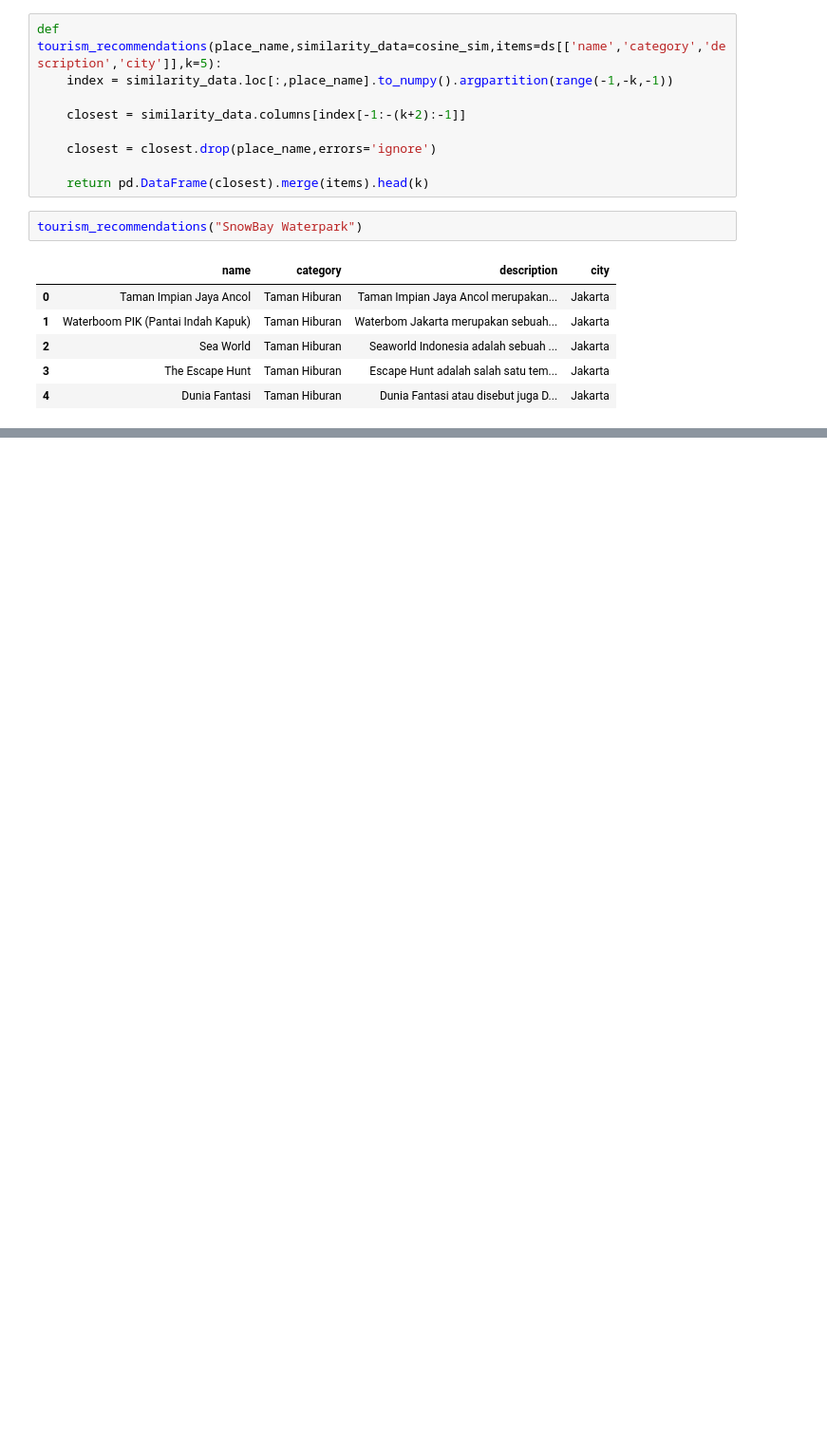
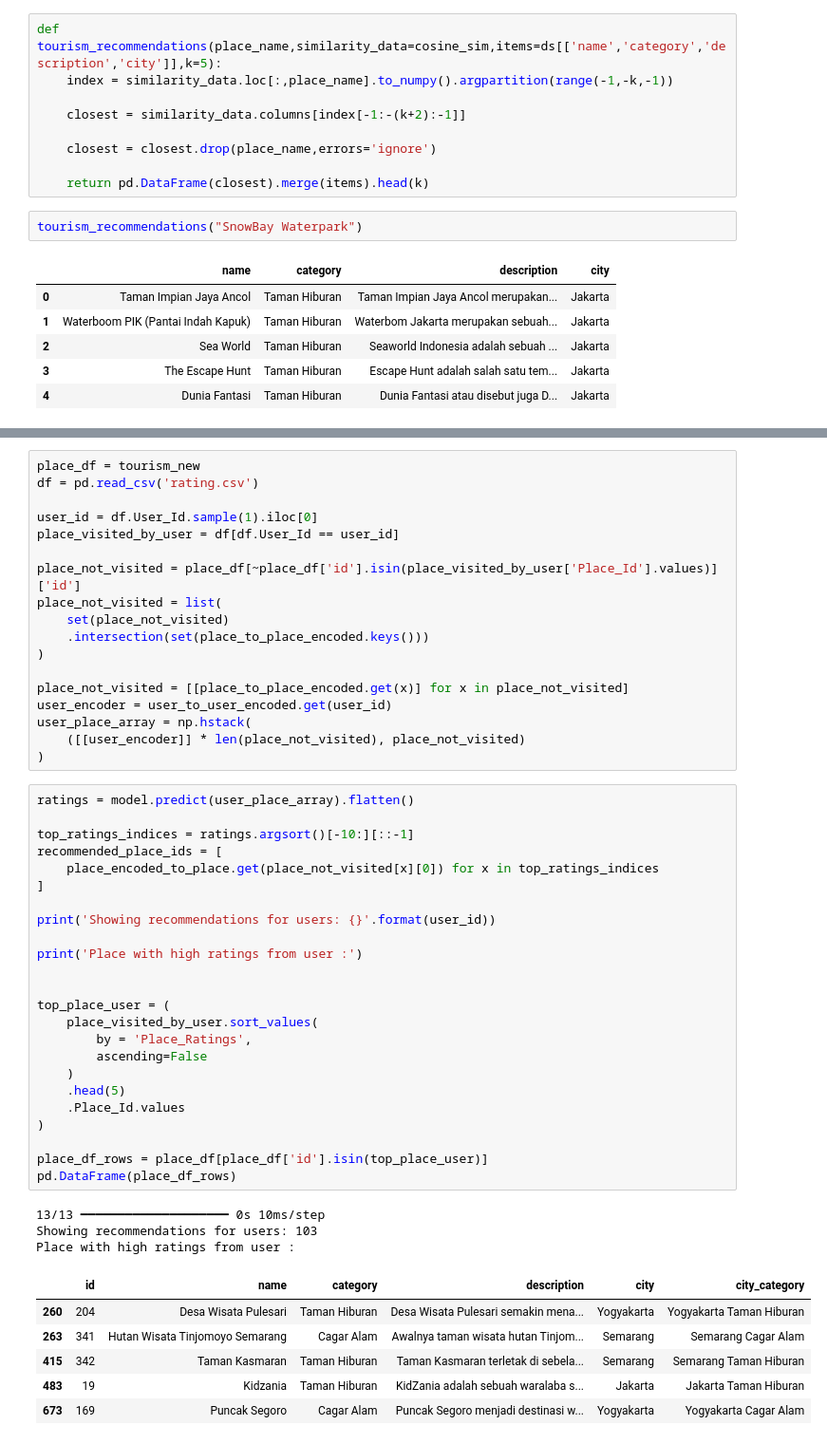
Before and after one commit to BBhavya02/Travel-System, a Jupyter notebook: trs.ipynb, the cells around one changed output, grey strips where cells are left out. Shown at 95% size. Saved outputs shown, nothing was run; the diff lists cells and outputs as text; blank space fills up the shorter version.

```diff
--- a/trs.ipynb
+++ b/trs.ipynb
@@ -393,0 +570,52 @@ from pathlib import Path
+# %%
+place_df = tourism_new
+df = pd.read_csv('rating.csv')
+
+user_id = df.User_Id.sample(1).iloc[0]
+place_visited_by_user = df[df.User_Id == user_id]
+
+place_not_visited = place_df[~place_df['id'].isin(place_visited_by_user['Place_Id'].values)]['id']
+place_not_visited = list(
+    set(place_not_visited)
+    .intersection(set(place_to_place_encoded.keys()))
+)
+
+place_not_visited = [[place_to_place_encoded.get(x)] for x in place_not_visited]
+user_encoder = user_to_user_encoded.get(user_id)
+user_place_array = np.hstack(
+    ([[user_encoder]] * len(place_not_visited), place_not_visited)
+)
+# %%
+ratings = model.predict(user_place_array).flatten()
+
+top_ratings_indices = ratings.argsort()[-10:][::-1]
+recommended_place_ids = [
+    place_encoded_to_place.get(place_not_visited[x][0]) for x in top_ratings_indices
+]
+
+print('Showing recommendations for users: {}'.format(user_id))
+
+print('Place with high ratings from user :')
+
+
+top_place_user = (
+    place_visited_by_user.sort_values(
+        by = 'Place_Ratings',
+        ascending=False
+    )
+    .head(5)
+    .Place_Id.values
+)
+
+place_df_rows = place_df[place_df['id'].isin(top_place_user)]
+pd.DataFrame(place_df_rows)
+# %% [output]
+13/13 ━━━━━━━━━━━━━━━━━━━━ 0s 10ms/step
+Showing recommendations for users: 103
+Place with high ratings from user :
+|  | id | name | category | description | city | city_category |
+| 260 | 204 | Desa Wisata Pulesari | Taman Hiburan | Desa Wisata Pulesari semakin mena... | Yogyakarta | Yogyakarta Taman Hiburan |
+| 263 | 341 | Hutan Wisata Tinjomoyo Semarang | Cagar Alam | Awalnya taman wisata hutan Tinjom... | Semarang | Semarang Cagar Alam |
+| 415 | 342 | Taman Kasmaran | Taman Hiburan | Taman Kasmaran terletak di sebela... | Semarang | Semarang Taman Hiburan |
+| 483 | 19 | Kidzania | Taman Hiburan | KidZania adalah sebuah waralaba s... | Jakarta | Jakarta Taman Hiburan |
+| 673 | 169 | Puncak Segoro | Cagar Alam | Puncak Segoro menjadi destinasi w... | Yogyakarta | Yogyakarta Cagar Alam |
```
Also changed, not shown: parts of 27 cells of this notebook, 2 other files.
